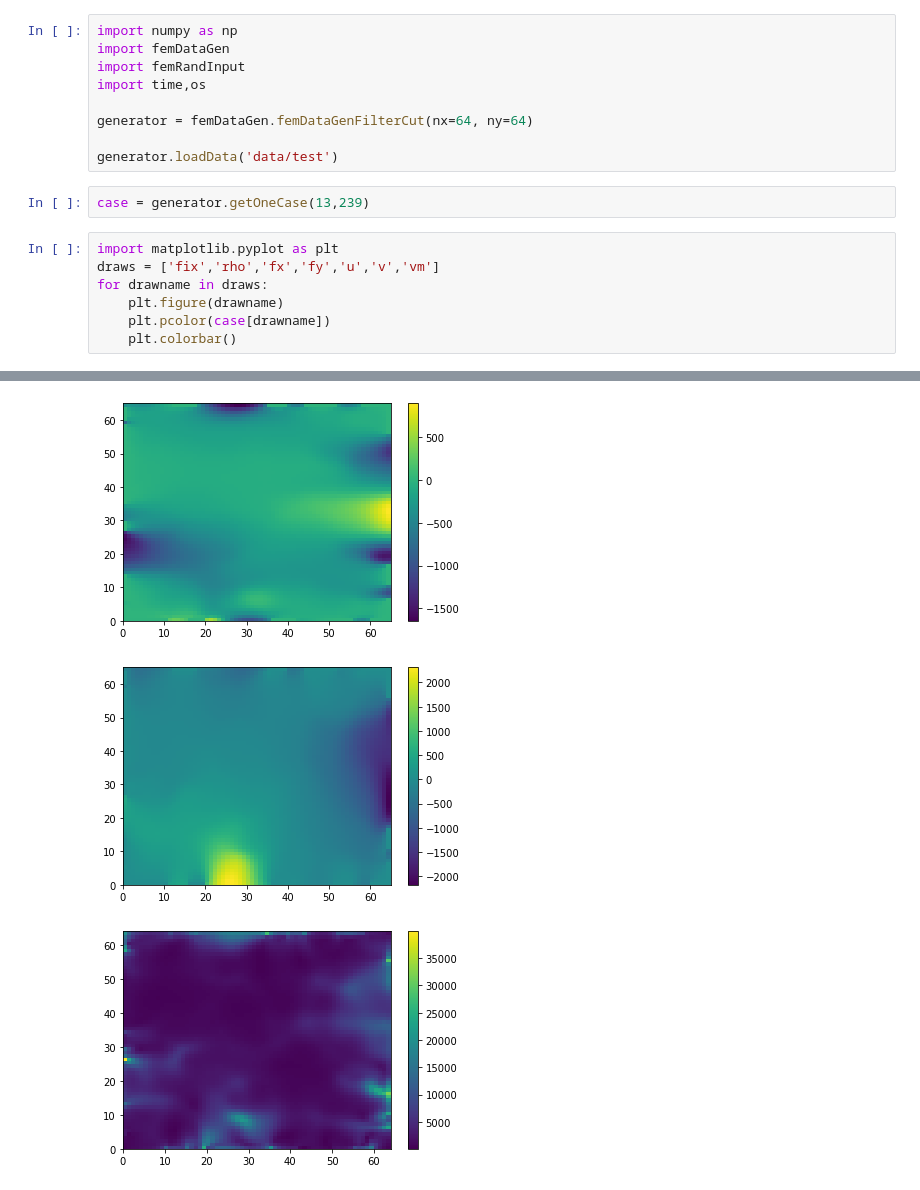
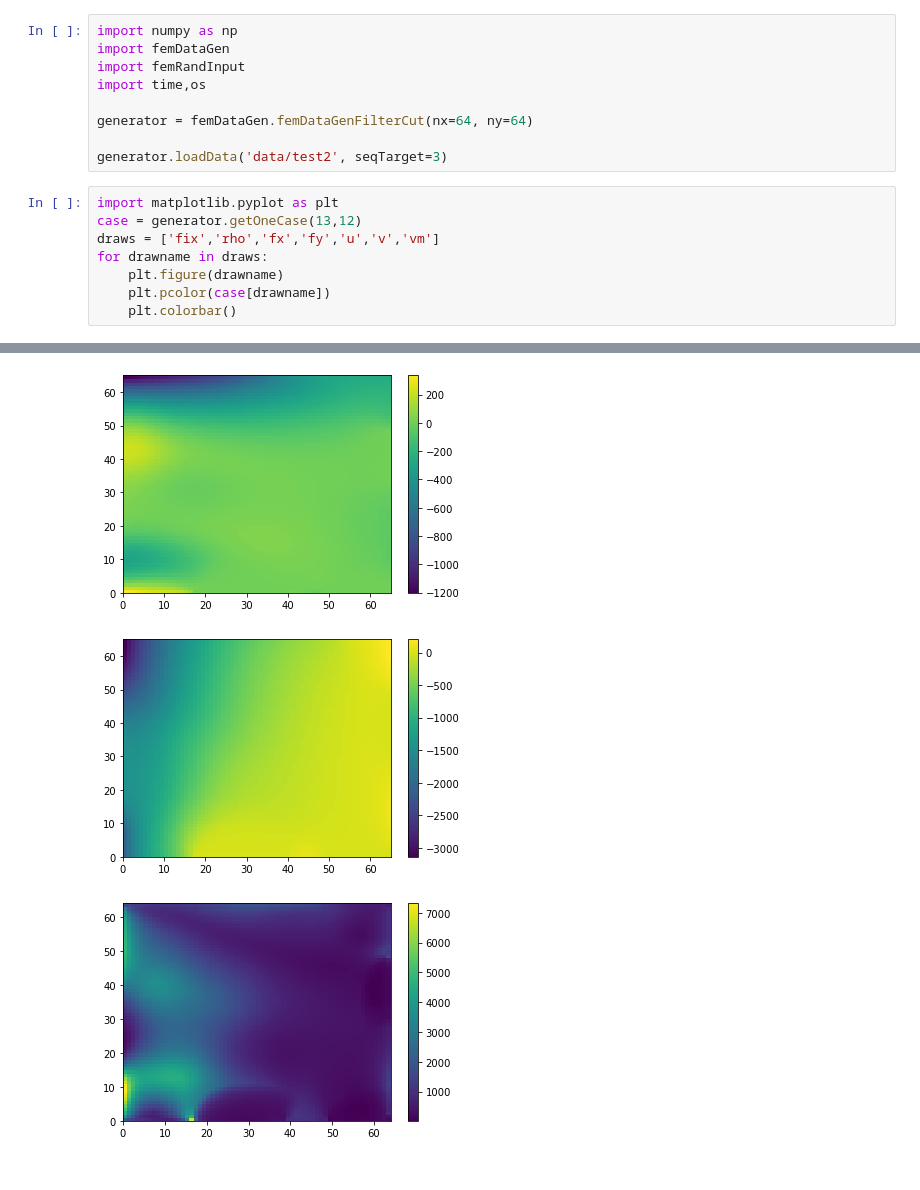
Before and after one commit to harryzhou2000/FemGridTopo, a Jupyter notebook: testGenPeek.ipynb, the cells around one changed output, grey strips where cells are left out. Cells and saved outputs as stored; diff of their text form.

```diff
--- a/testGenPeek.ipynb
+++ b/testGenPeek.ipynb
@@ -6,11 +6,10 @@ import time,os
 
 generator = femDataGen.femDataGenFilterCut(nx=64, ny=64)
 
-generator.loadData('data/test')
+generator.loadData('data/test2', seqTarget=3)
-# %%
-case = generator.getOneCase(13,239)
 # %%
 import matplotlib.pyplot as plt
+case = generator.getOneCase(13,12)
 draws = ['fix','rho','fx','fy','u','v','vm']
 for drawname in draws:
     plt.figure(drawname)
@@ -24,3 +23,3 @@ for drawname in draws:
-[figure, old version]
+[figure, new version]
-[figure, old version]
+[figure, new version]
-[figure, old version]
+[figure, new version]
```
Also changed, not shown: parts of 1 cell of this notebook, 5 other files.
